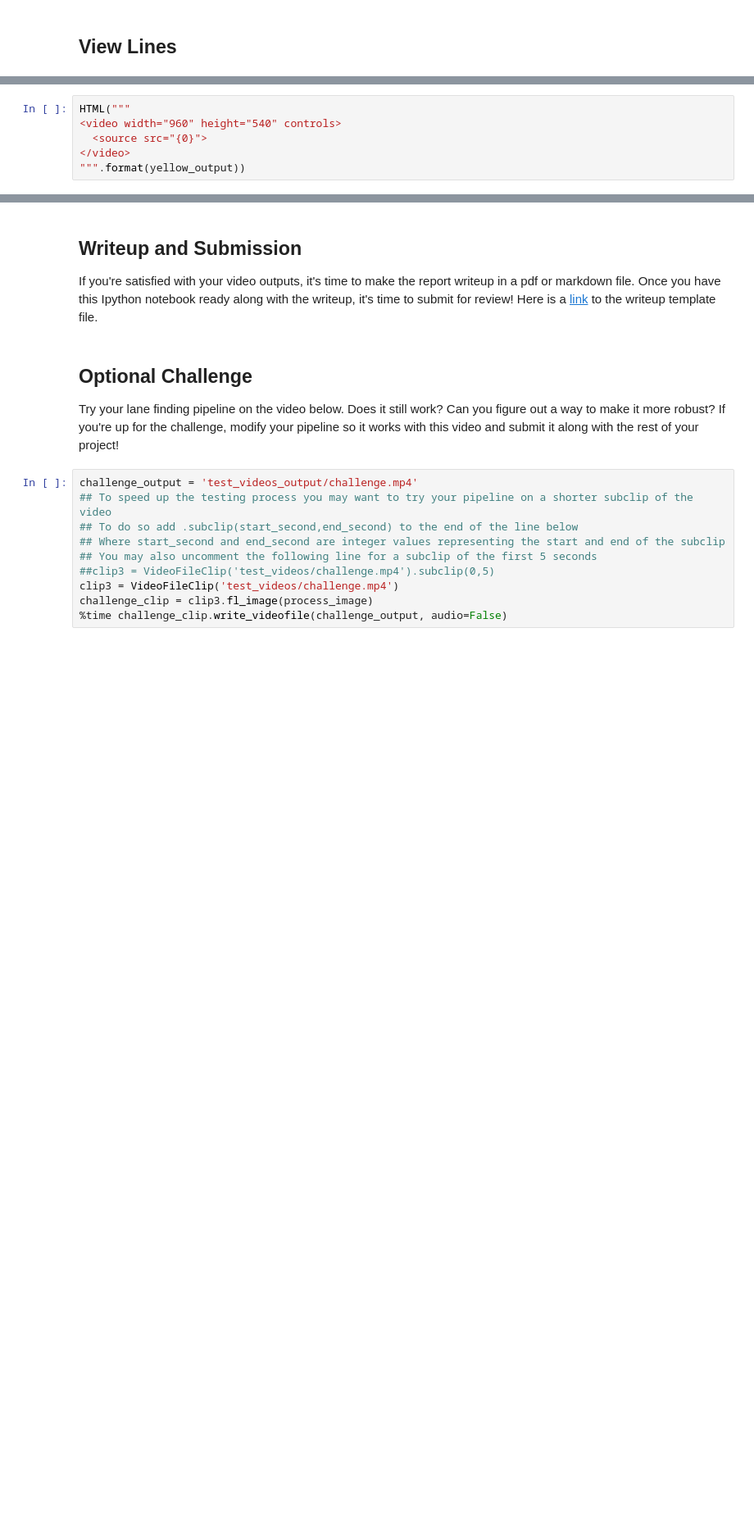
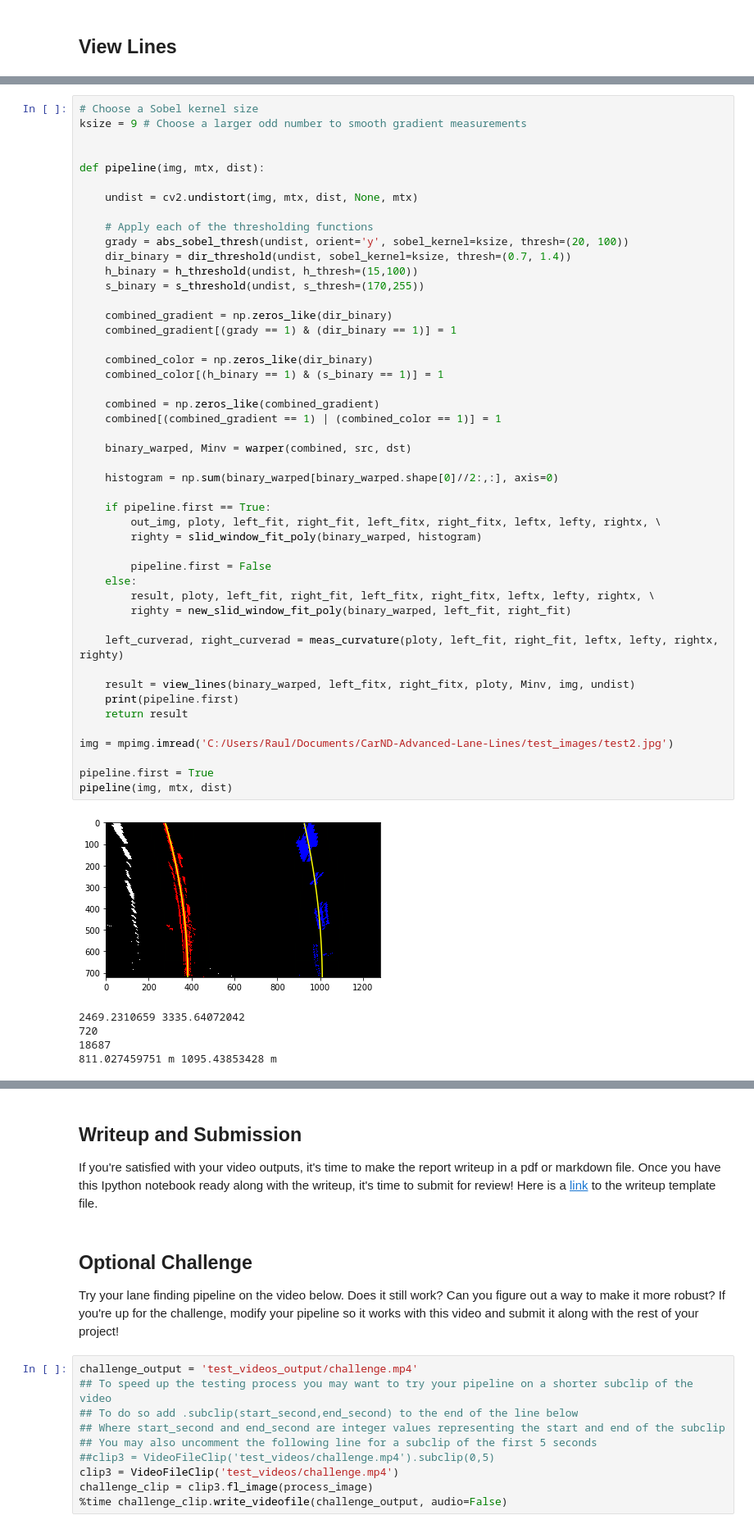
Before and after one commit to RaulDa/CarND-Advanced-Lane-Lines-P4, a Jupyter notebook: P4.ipynb, the cells around one changed output, grey strips where cells are left out. Shown at 82% size. Saved outputs shown, nothing was run; the diff lists cells and outputs as text; blank space fills up the shorter version.

Commit message:
Pipeline created

```diff
--- a/P4.ipynb
+++ b/P4.ipynb
@@ -454,6 +512,53 @@ plt.show()
-# %%
-HTML("""
-<video width="960" height="540" controls>
-  <source src="{0}">
-</video>
-""".format(yellow_output))
+# %%
+# Choose a Sobel kernel size
+ksize = 9 # Choose a larger odd number to smooth gradient measurements
+
+
+def pipeline(img, mtx, dist):
+
+    undist = cv2.undistort(img, mtx, dist, None, mtx)
+
+    # Apply each of the thresholding functions
+    grady = abs_sobel_thresh(undist, orient='y', sobel_kernel=ksize, thresh=(20, 100))
+    dir_binary = dir_threshold(undist, sobel_kernel=ksize, thresh=(0.7, 1.4))
+    h_binary = h_threshold(undist, h_thresh=(15,100))
+    s_binary = s_threshold(undist, s_thresh=(170,255))
+
+    combined_gradient = np.zeros_like(dir_binary)
+    combined_gradient[(grady == 1) & (dir_binary == 1)] = 1
+
+    combined_color = np.zeros_like(dir_binary)
+    combined_color[(h_binary == 1) & (s_binary == 1)] = 1
+
+    combined = np.zeros_like(combined_gradient)
+    combined[(combined_gradient == 1) | (combined_color == 1)] = 1
+
+    binary_warped, Minv = warper(combined, src, dst)
+
+    histogram = np.sum(binary_warped[binary_warped.shape[0]//2:,:], axis=0)
+
+    if pipeline.first == True:
+        out_img, ploty, left_fit, right_fit, left_fitx, right_fitx, leftx, lefty, rightx, \
+        righty = slid_window_fit_poly(binary_warped, histogram)
+
+        pipeline.first = False
+    else:
+        result, ploty, left_fit, right_fit, left_fitx, right_fitx, leftx, lefty, rightx, \
+        righty = new_slid_window_fit_poly(binary_warped, left_fit, right_fit)
+
+    left_curverad, right_curverad = meas_curvature(ploty, left_fit, right_fit, leftx, lefty, rightx, righty)
+
+    result = view_lines(binary_warped, left_fitx, right_fitx, ploty, Minv, img, undist)
+    print(pipeline.first)
+    return result
+
+img = mpimg.imread('C:/Users/Raul/Documents/CarND-Advanced-Lane-Lines/test_images/test2.jpg')
+
+pipeline.first = True
+pipeline(img, mtx, dist)
+# %% [output]
+[figure, added]
+2469.2310659 3335.64072042
+720
+18687
+811.027459751 m 1095.43853428 m
```
Also changed, not shown: parts of 5 cells of this notebook.
